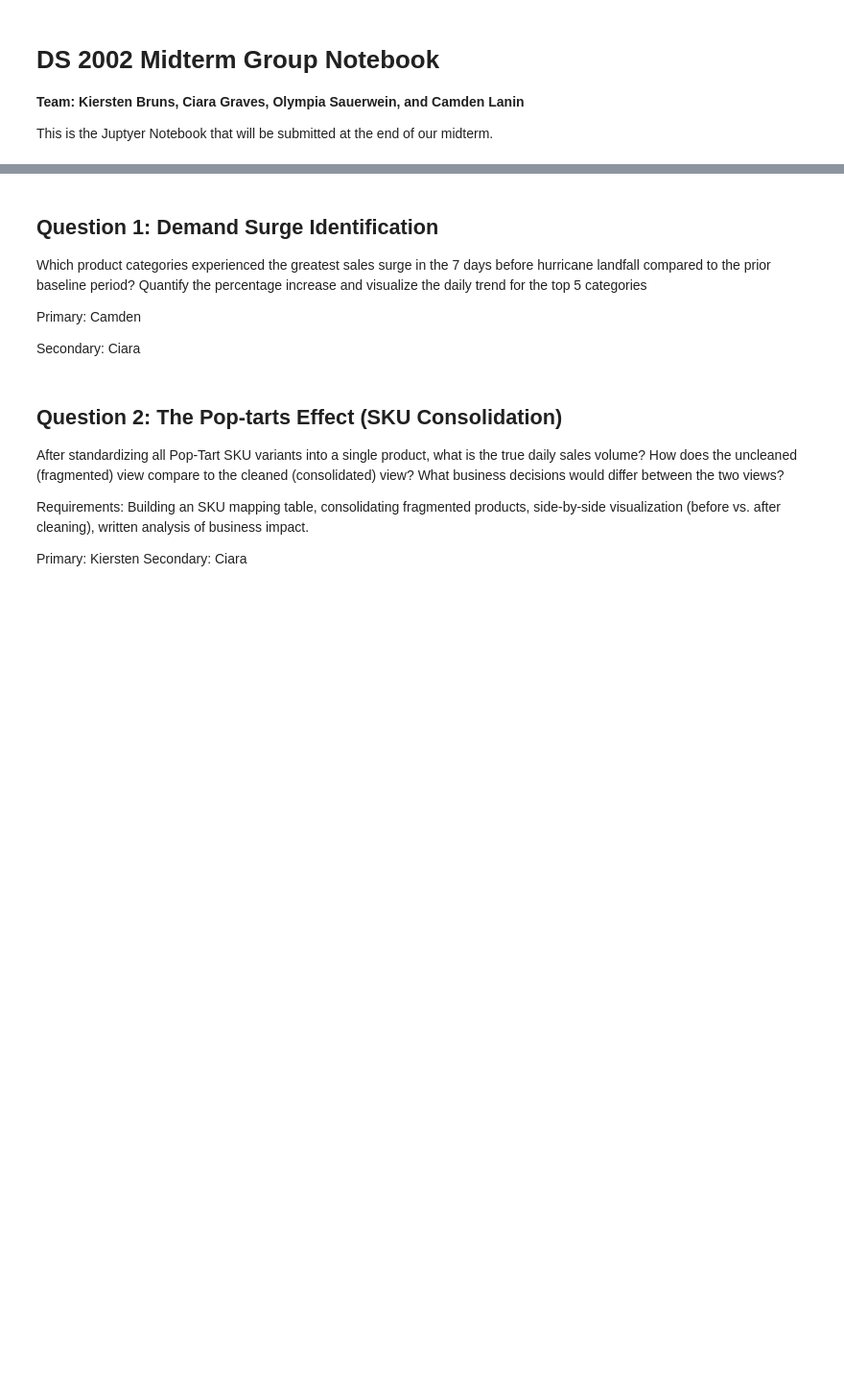
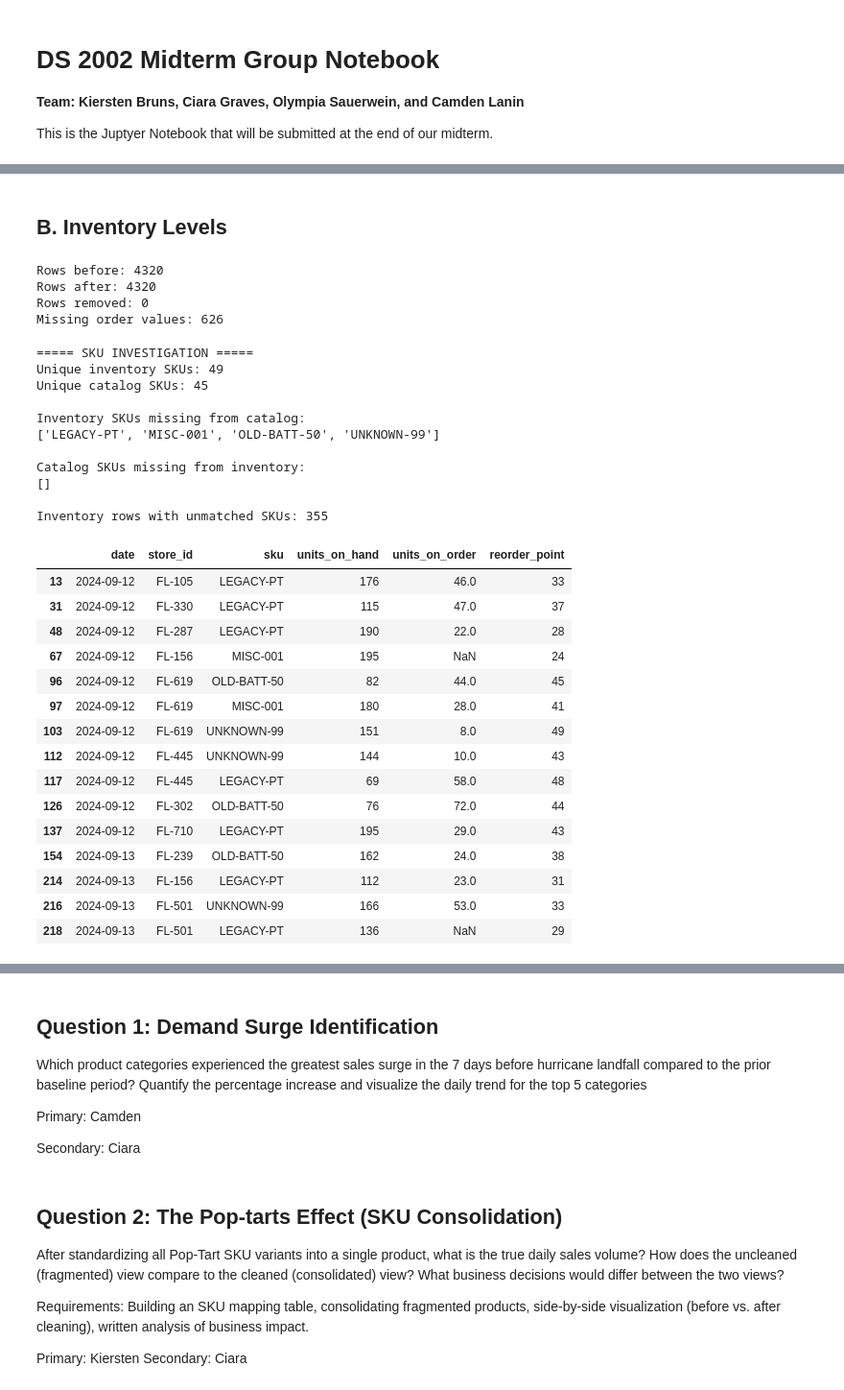
Before and after one commit to ciara-graves/walmart-hurricane-project, a Jupyter notebook: notebooks/DS2002_MidtermTeam_notebook.ipynb, the cells around one changed output, grey strips where cells are left out. Shown at 96% size. Drawn from its saved outputs; the diff is of its cells as text; code cells hidden in the pictures; blank space fills up the shorter version.

Commit message:
Add files via upload
Uploaded after data cleaning

```diff
--- a/notebooks/DS2002_MidtermTeam_notebook.ipynb
+++ b/notebooks/DS2002_MidtermTeam_notebook.ipynb
@@ -6,0 +1560,76 @@ This is the Juptyer Notebook that will be submitted at the end of our midterm.
+# %% [markdown]
+## B. Inventory Levels
+# %%
+def flag_missing_orders(df):
+    cleaned = df.copy()
+    before = len(cleaned)
+
+    cleaned['order_info_missing'] = (
+        cleaned['units_on_order'].isna()
+    )
+
+    print("Rows before:", before)
+    print("Rows after:", len(cleaned))
+    print("Rows removed:", before - len(cleaned))
+    print("Missing order values:",
+          cleaned['order_info_missing'].sum())
+
+    return cleaned
+
+inventory_levels_test = flag_missing_orders(inventory_levels)
+# %% [output]
+Rows before: 4320
+Rows after: 4320
+Rows removed: 0
+Missing order values: 626
+# %%
+def investigate_sku_matches(inventory_df, catalog_df):
+    inventory_skus = set(inventory_df['sku'])
+    catalog_skus = set(catalog_df['sku'])
+
+    print("===== SKU INVESTIGATION =====")
+    print("Unique inventory SKUs:", len(inventory_skus))
+    print("Unique catalog SKUs:", len(catalog_skus))
+
+    print("\nInventory SKUs missing from catalog:")
+    print(sorted(inventory_skus - catalog_skus))
+
+    print("\nCatalog SKUs missing from inventory:")
+    print(sorted(catalog_skus - inventory_skus))
+
+    unmatched = inventory_df[
+        ~inventory_df['sku'].isin(catalog_skus)
+    ]
+
+    print("\nInventory rows with unmatched SKUs:", len(unmatched))
+    display(unmatched.head(15))
+
+investigate_sku_matches(inventory_levels, product_catalog_clean)
+# %% [output]
+===== SKU INVESTIGATION =====
+Unique inventory SKUs: 49
+Unique catalog SKUs: 45
+
+Inventory SKUs missing from catalog:
+['LEGACY-PT', 'MISC-001', 'OLD-BATT-50', 'UNKNOWN-99']
+
+Catalog SKUs missing from inventory:
+[]
+
+Inventory rows with unmatched SKUs: 355
+|  | date | store_id | sku | units_on_hand | units_on_order | reorder_point |
+| 13 | 2024-09-12 | FL-105 | LEGACY-PT | 176 | 46.0 | 33 |
+| 31 | 2024-09-12 | FL-330 | LEGACY-PT | 115 | 47.0 | 37 |
+| 48 | 2024-09-12 | FL-287 | LEGACY-PT | 190 | 22.0 | 28 |
+| 67 | 2024-09-12 | FL-156 | MISC-001 | 195 | NaN | 24 |
+| 96 | 2024-09-12 | FL-619 | OLD-BATT-50 | 82 | 44.0 | 45 |
+| 97 | 2024-09-12 | FL-619 | MISC-001 | 180 | 28.0 | 41 |
+| 103 | 2024-09-12 | FL-619 | UNKNOWN-99 | 151 | 8.0 | 49 |
+| 112 | 2024-09-12 | FL-445 | UNKNOWN-99 | 144 | 10.0 | 43 |
+| 117 | 2024-09-12 | FL-445 | LEGACY-PT | 69 | 58.0 | 48 |
+| 126 | 2024-09-12 | FL-302 | OLD-BATT-50 | 76 | 72.0 | 44 |
+| 137 | 2024-09-12 | FL-710 | LEGACY-PT | 195 | 29.0 | 43 |
+| 154 | 2024-09-13 | FL-239 | OLD-BATT-50 | 162 | 24.0 | 38 |
+| 214 | 2024-09-13 | FL-156 | LEGACY-PT | 112 | 23.0 | 31 |
+| 216 | 2024-09-13 | FL-501 | UNKNOWN-99 | 166 | 53.0 | 33 |
+| 218 | 2024-09-13 | FL-501 | LEGACY-PT | 136 | NaN | 29 |
```
Also changed, not shown: parts of 52 cells of this notebook.
